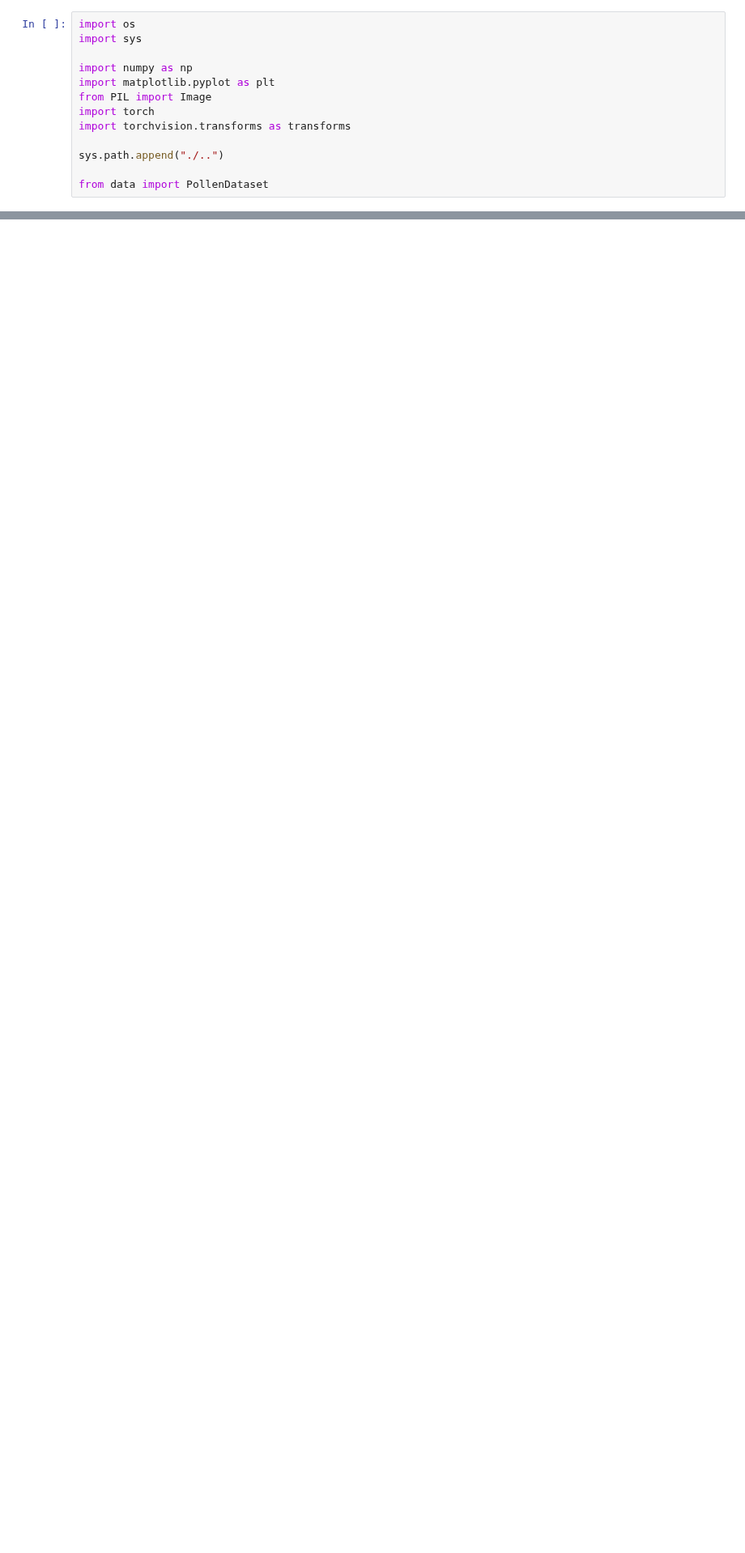
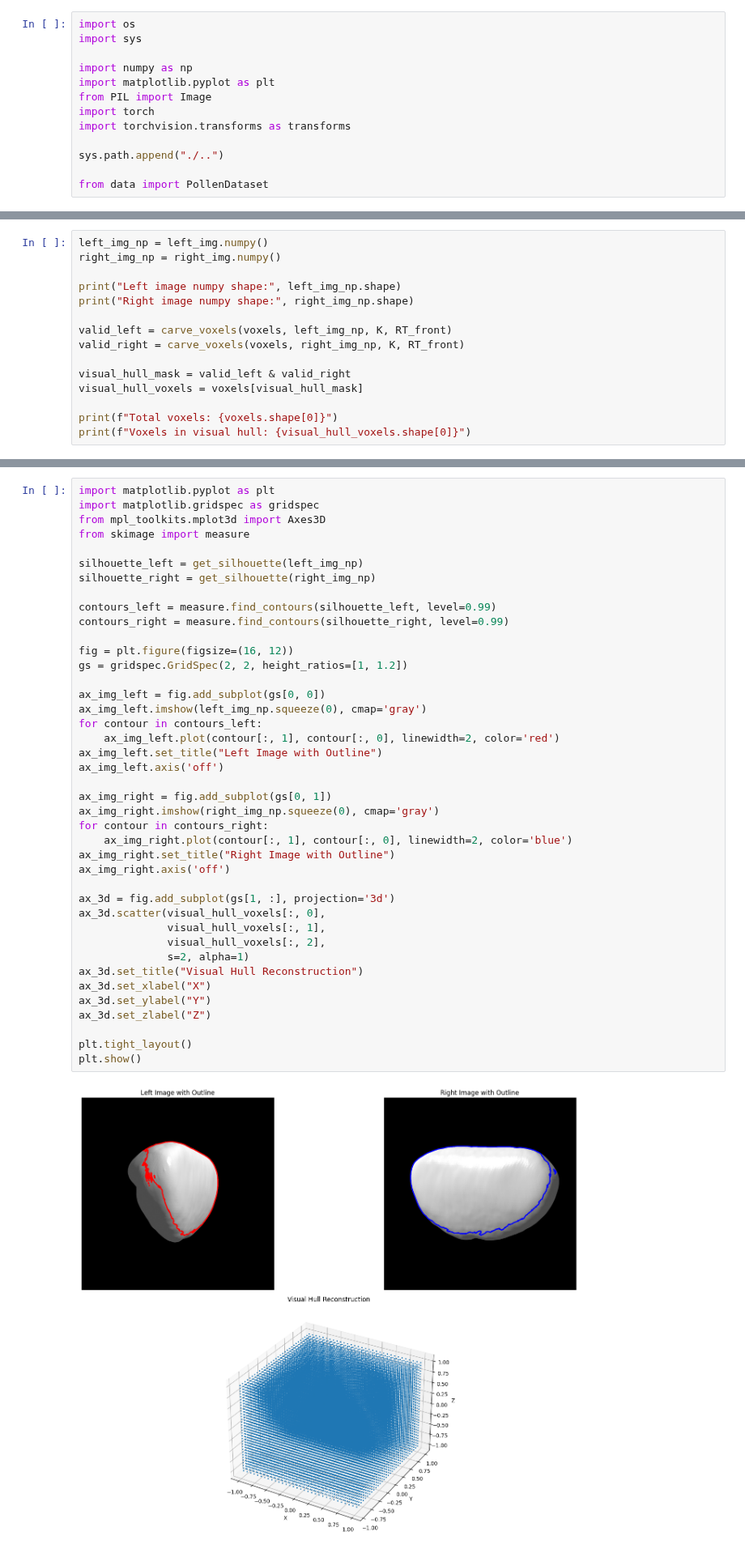
Before and after one commit to 3d-pollen-reconstruction/sequoia, a Jupyter notebook: notebooks/visual_hull_baseline.ipynb, the cells around one changed output, grey strips where cells are left out. Shown at 81% size. Drawn from its saved outputs; the diff is of its cells as text; blank space fills up the shorter version.

Commit message:
added explorative notebook for visual hull baseline

```diff
--- a/notebooks/visual_hull_baseline.ipynb
+++ b/notebooks/visual_hull_baseline.ipynb
@@ -97,0 +142,15 @@ torch.Size([1024, 1024])
+# %%
+left_img_np = left_img.numpy()
+right_img_np = right_img.numpy()
+
+print("Left image numpy shape:", left_img_np.shape)
+print("Right image numpy shape:", right_img_np.shape)
+
+valid_left = carve_voxels(voxels, left_img_np, K, RT_front)
+valid_right = carve_voxels(voxels, right_img_np, K, RT_front)
+
+visual_hull_mask = valid_left & valid_right
+visual_hull_voxels = voxels[visual_hull_mask]
+
+print(f"Total voxels: {voxels.shape[0]}")
+print(f"Voxels in visual hull: {visual_hull_voxels.shape[0]}")
@@ -97,0 +162,43 @@ torch.Size([1024, 1024])
+# %%
+import matplotlib.pyplot as plt
+import matplotlib.gridspec as gridspec
+from mpl_toolkits.mplot3d import Axes3D
+from skimage import measure
+
+silhouette_left = get_silhouette(left_img_np)
+silhouette_right = get_silhouette(right_img_np)
+
+contours_left = measure.find_contours(silhouette_left, level=0.99)
+contours_right = measure.find_contours(silhouette_right, level=0.99)
+
+fig = plt.figure(figsize=(16, 12))
+gs = gridspec.GridSpec(2, 2, height_ratios=[1, 1.2])
+
+ax_img_left = fig.add_subplot(gs[0, 0])
+ax_img_left.imshow(left_img_np.squeeze(0), cmap='gray')
+for contour in contours_left:
+    ax_img_left.plot(contour[:, 1], contour[:, 0], linewidth=2, color='red')
+ax_img_left.set_title("Left Image with Outline")
+ax_img_left.axis('off')
+
+ax_img_right = fig.add_subplot(gs[0, 1])
+ax_img_right.imshow(right_img_np.squeeze(0), cmap='gray')
+for contour in contours_right:
+    ax_img_right.plot(contour[:, 1], contour[:, 0], linewidth=2, color='blue')
+ax_img_right.set_title("Right Image with Outline")
+ax_img_right.axis('off')
+
+ax_3d = fig.add_subplot(gs[1, :], projection='3d')
+ax_3d.scatter(visual_hull_voxels[:, 0],
+              visual_hull_voxels[:, 1],
+              visual_hull_voxels[:, 2],
+              s=2, alpha=1)
+ax_3d.set_title("Visual Hull Reconstruction")
+ax_3d.set_xlabel("X")
+ax_3d.set_ylabel("Y")
+ax_3d.set_zlabel("Z")
+
+plt.tight_layout()
+plt.show()
+# %% [output]
+[figure, added]
```
Also changed, not shown: parts of 7 cells of this notebook, 2 other files.
